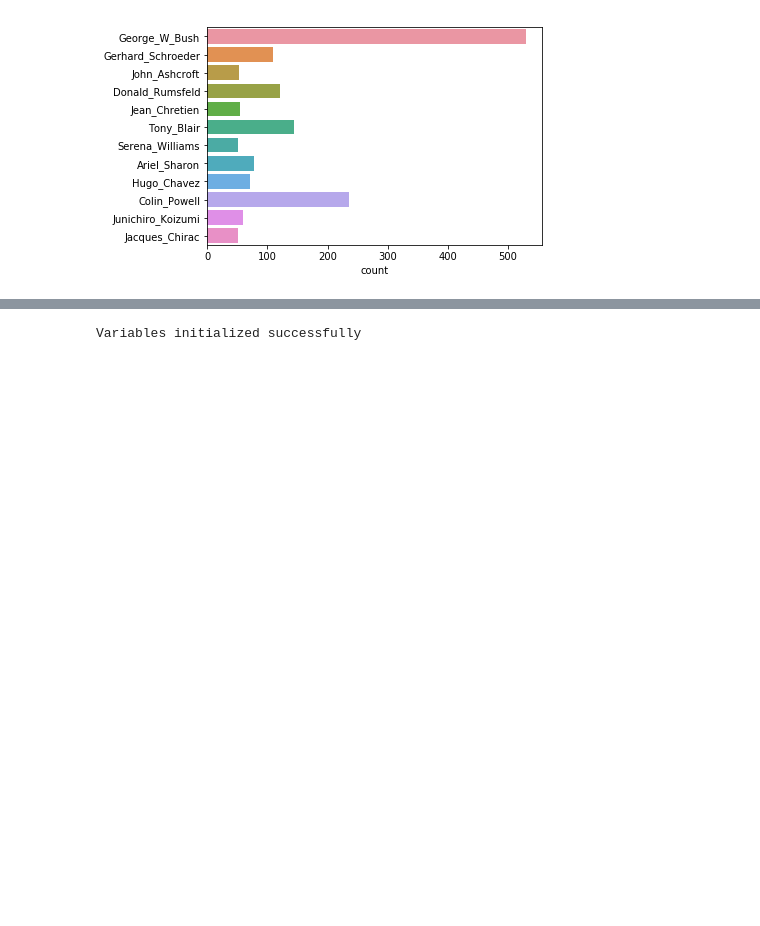
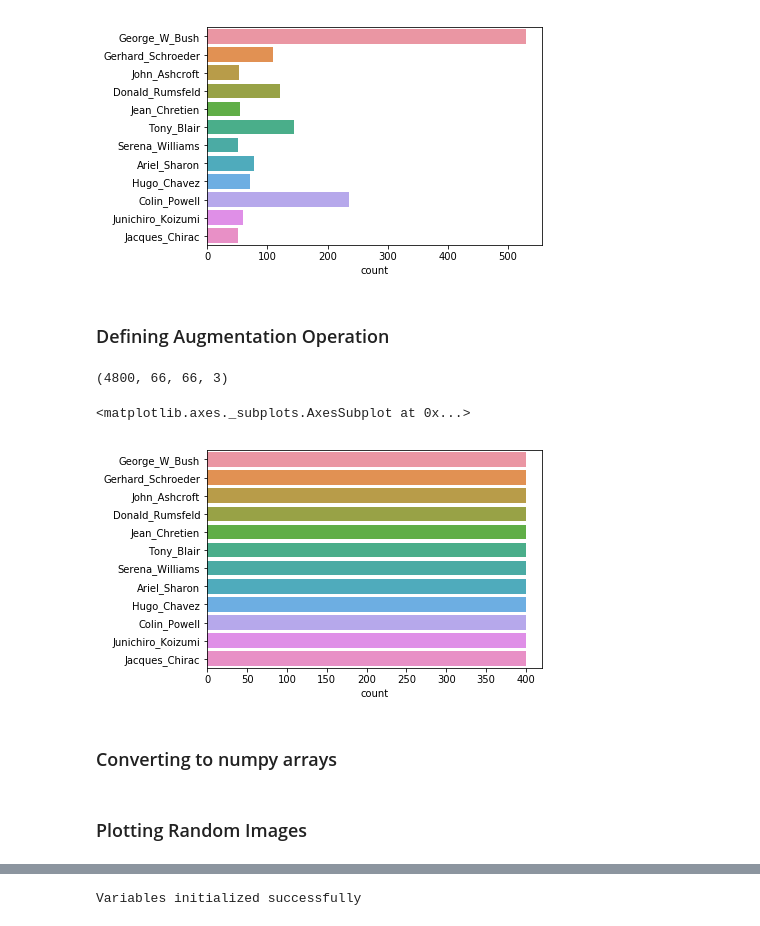
Before and after one commit to harveen54/dump-nn-tf, a Jupyter notebook: Face.ipynb, the cells around one changed output, grey strips where cells are left out. Cells and saved outputs as stored; diff of their text form; code cells hidden in the pictures; blank space fills up the shorter version.

```diff
--- a/Face.ipynb
+++ b/Face.ipynb
@@ -124,8 +124,15 @@ import cv2 as cv2
 # %%
 X = []
 y = []
+X_dict = {}
 for index, row in final_df.iterrows():
     #print(i)
     local_image =cv2.cvtColor( cv2.imread(row[0]) , cv2.COLOR_BGR2RGB)
-    X.append( local_image)
+    resized_image = cv2.resize(local_image, (96, 96))
+    resized_image = resized_image[15:81,15:81]
+    if row[1] not in X_dict:
+        X_dict[row[1]] = [resized_image]
+    else:
+        X_dict[row[1]].append(resized_image)
+    X.append( resized_image)
     y.append(row[1])
@@ -153,3 +145,5 @@ sns.countplot(y = y)
 # %% [output]
 <matplotlib.axes._subplots.AxesSubplot at 0x...>
 [figure]
+# %% [markdown]
+### Defining Augmentation Operation
@@ -155,0 +152,45 @@ sns.countplot(y = y)
+# %%
+def imgAug(img):
+    result  = 255 *  transform.rotate(img, angle=np.random.uniform(-30,30), mode='edge')
+    result = result.astype(np.uint8)
+    return result
+# %%
+median = 400
+X_updated = {}
+X_augmented = []
+y_augmented = []
+for key, value in X_dict.items():
+    if len(value) < 400:
+        temp_values  = []
+        for every_value in value:
+            temp_values.append(every_value)
+        i=0
+        while(len(temp_values) != 400):
+            if(i< len(value)):
+                temp_image = imgAug(value[i])
+                temp_values.append(temp_image)
+                i=i+1
+            else:
+                i=0
+        for every_value in temp_values:
+            X_augmented.append(every_value)
+
+        for j in range(len(temp_values)):
+            y_augmented.append(key)
+    else:
+        temp_values = value[:400]
+        for every_value in temp_values:
+            X_augmented.append(every_value)
+        for j in range(len(temp_values)):
+            y_augmented.append(key)
+# %%
+np.array(X_augmented).shape
+# %% [output]
+(4800, 66, 66, 3)
+# %%
+sns.countplot(y=y_augmented)
+# %% [output]
+<matplotlib.axes._subplots.AxesSubplot at 0x...>
+[figure, added]
+# %% [markdown]
+### Converting to numpy arrays
@@ -155,0 +200,2 @@ sns.countplot(y = y)
+# %% [markdown]
+### Plotting Random Images
```
Also changed, not shown: parts of 52 cells of this notebook.
